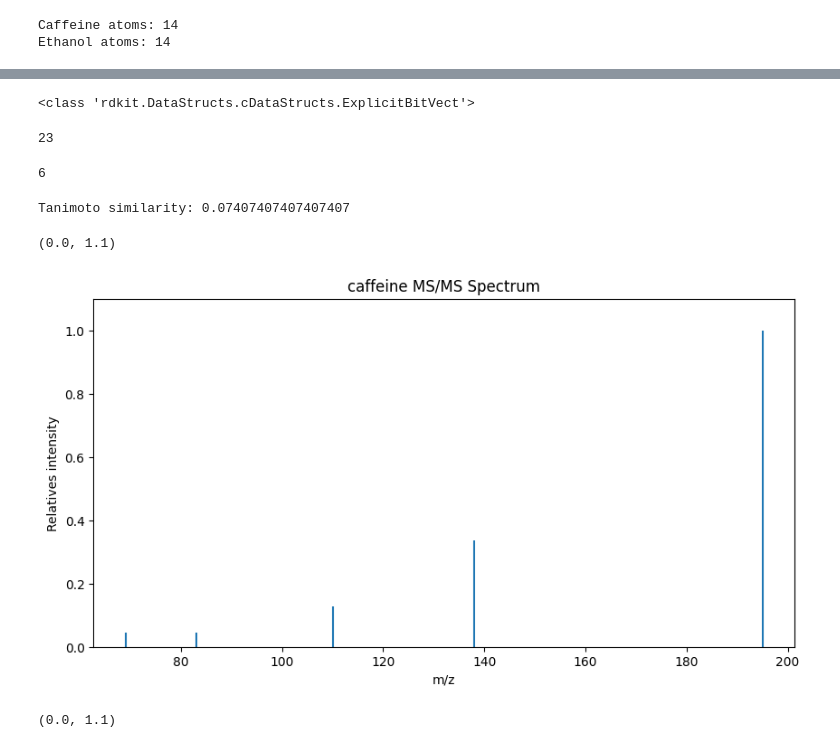
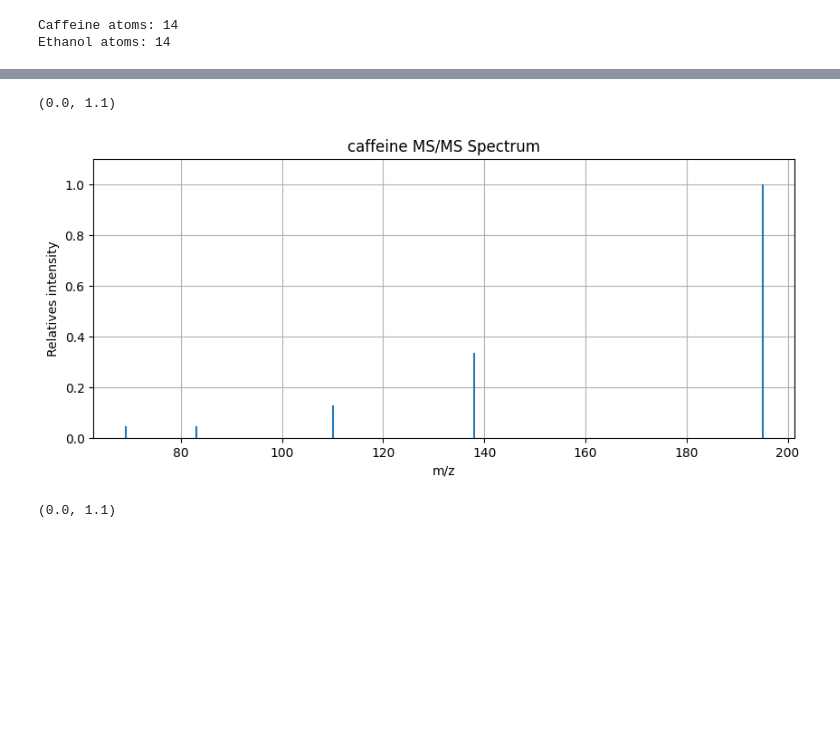
Before and after one commit to VD240/Caffeine-nmr-ml, a Jupyter notebook: caffeine_nmr_analysis.ipynb, the cells around one changed output, grey strips where cells are left out. Saved outputs shown, nothing was run; the diff lists cells and outputs as text; code cells hidden in the pictures; blank space fills up the shorter version.

```diff
--- a/caffeine_nmr_analysis.ipynb
+++ b/caffeine_nmr_analysis.ipynb
@@ -51,21 +59,3 @@ print(fp1)
-# %%
-print(type(fp1))
-# %% [output]
-<class 'rdkit.DataStructs.cDataStructs.ExplicitBitVect'>
-# %%
-print(fp1.GetNumOnBits())
-# %% [output]
-23
-# %%
-print(fp2.GetNumOnBits())
-# %% [output]
-6
-# %%
-from rdkit import DataStructs
-score=DataStructs.TanimotoSimilarity(fp1,fp2)
-print("Tanimoto similarity:",score)
-# %% [output]
-Tanimoto similarity: 0.07407407407407407
 # %%
 caffeine_spectrum={195.08748:999,138.06650:336,110.07152:127,83.067789:46,69.04475:45}
 max_intensity=max(caffeine_spectrum.values())
@@ -74,16 +64,19 @@ for mz,intensity in caffeine_spectrum.items():
     normalized_spectrum[mz]=intensity/max_intensity
 # %%
 import matplotlib.pyplot as plt
-plt.figure(figsize=(10,5))
+plt.figure(figsize=(10, 4))
+
+
 for mz,intensity in normalized_spectrum.items():
     plt.vlines(mz,0,intensity)
 plt.xlabel("m/z")
 plt.ylabel("Relatives intensity")
 plt.title("caffeine MS/MS Spectrum")
+plt.grid()
 plt.ylim(0,1.1)
 # %% [output]
 (0.0, 1.1)
-[figure, old version]
+[figure, new version]
 # %%
 from rdkit.Chem import Draw
 import matplotlib.pyplot as plt
```
Also changed, not shown: parts of 5 cells of this notebook, 2 other files.
